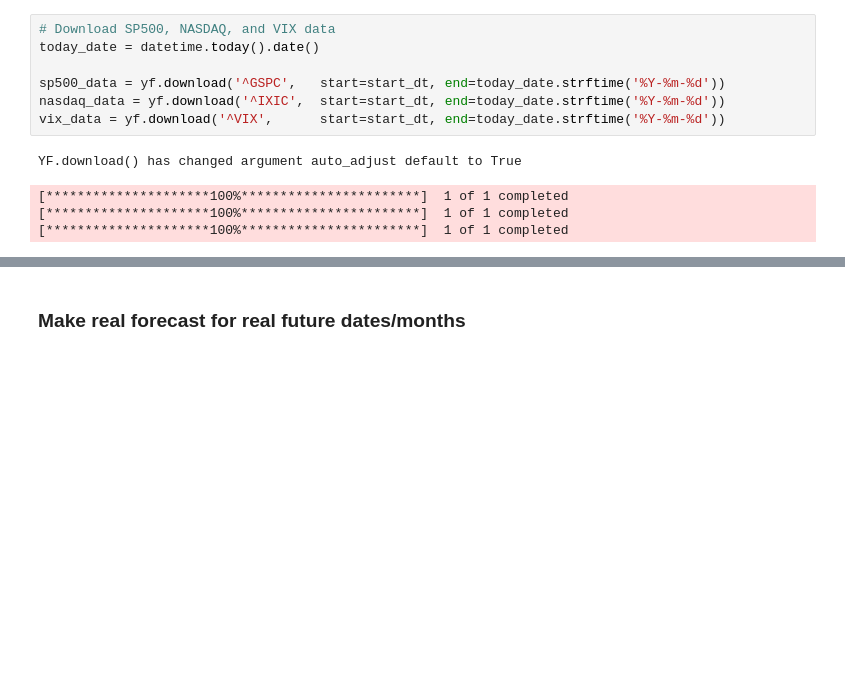
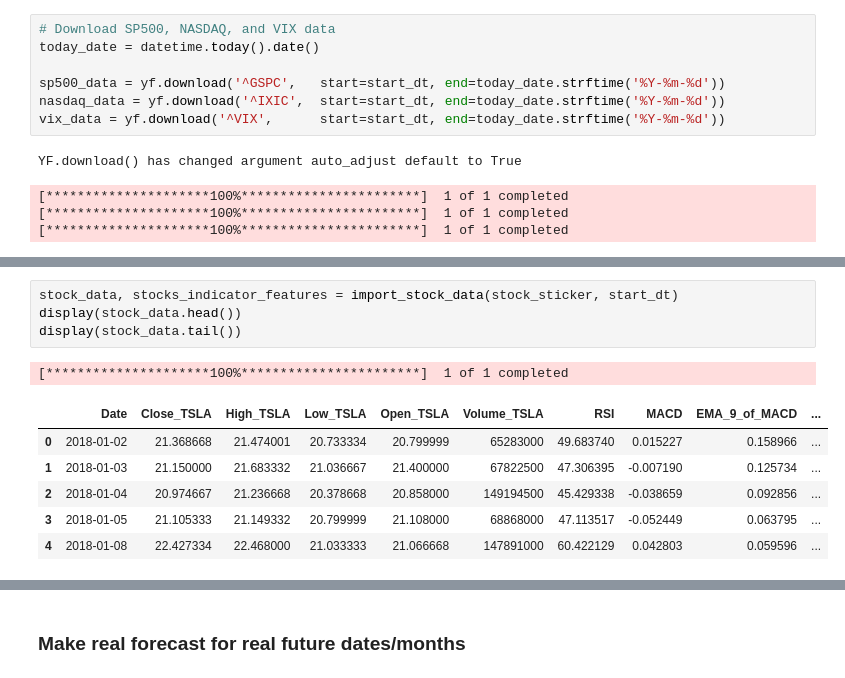
Before and after one commit to truongbnguyen88/stocks_forecasting, a Jupyter notebook: TSLA_forecasting_main.ipynb, the cells around one changed output, grey strips where cells are left out. Drawn from its saved outputs; the diff is of its cells as text; blank space fills up the shorter version.

```diff
--- a/TSLA_forecasting_main.ipynb
+++ b/TSLA_forecasting_main.ipynb
@@ -441,0 +84,12 @@ df_results = make_predictions(df_residuals, df_test, prophet_model, xgb_model, e
+# %%
+stock_data, stocks_indicator_features = import_stock_data(stock_sticker, start_dt)
+display(stock_data.head())
+display(stock_data.tail())
+# %% [output]
+[*********************100%***********************]  1 of 1 completed
+|  | Date | Close_TSLA | High_TSLA | Low_TSLA | Open_TSLA | Volume_TSLA | RSI | MACD | EMA_9_of_MACD | ... |
+| 0 | 2018-01-02 | 21.368668 | 21.474001 | 20.733334 | 20.799999 | 65283000 | 49.683740 | 0.015227 | 0.158966 | ... |
+| 1 | 2018-01-03 | 21.150000 | 21.683332 | 21.036667 | 21.400000 | 67822500 | 47.306395 | -0.007190 | 0.125734 | ... |
+| 2 | 2018-01-04 | 20.974667 | 21.236668 | 20.378668 | 20.858000 | 149194500 | 45.429338 | -0.038659 | 0.092856 | ... |
+| 3 | 2018-01-05 | 21.105333 | 21.149332 | 20.799999 | 21.108000 | 68868000 | 47.113517 | -0.052449 | 0.063795 | ... |
+| 4 | 2018-01-08 | 22.427334 | 22.468000 | 21.033333 | 21.066668 | 147891000 | 60.422129 | 0.042803 | 0.059596 | ... |
```
Also changed, not shown: parts of 25 cells of this notebook, 5 other files.
